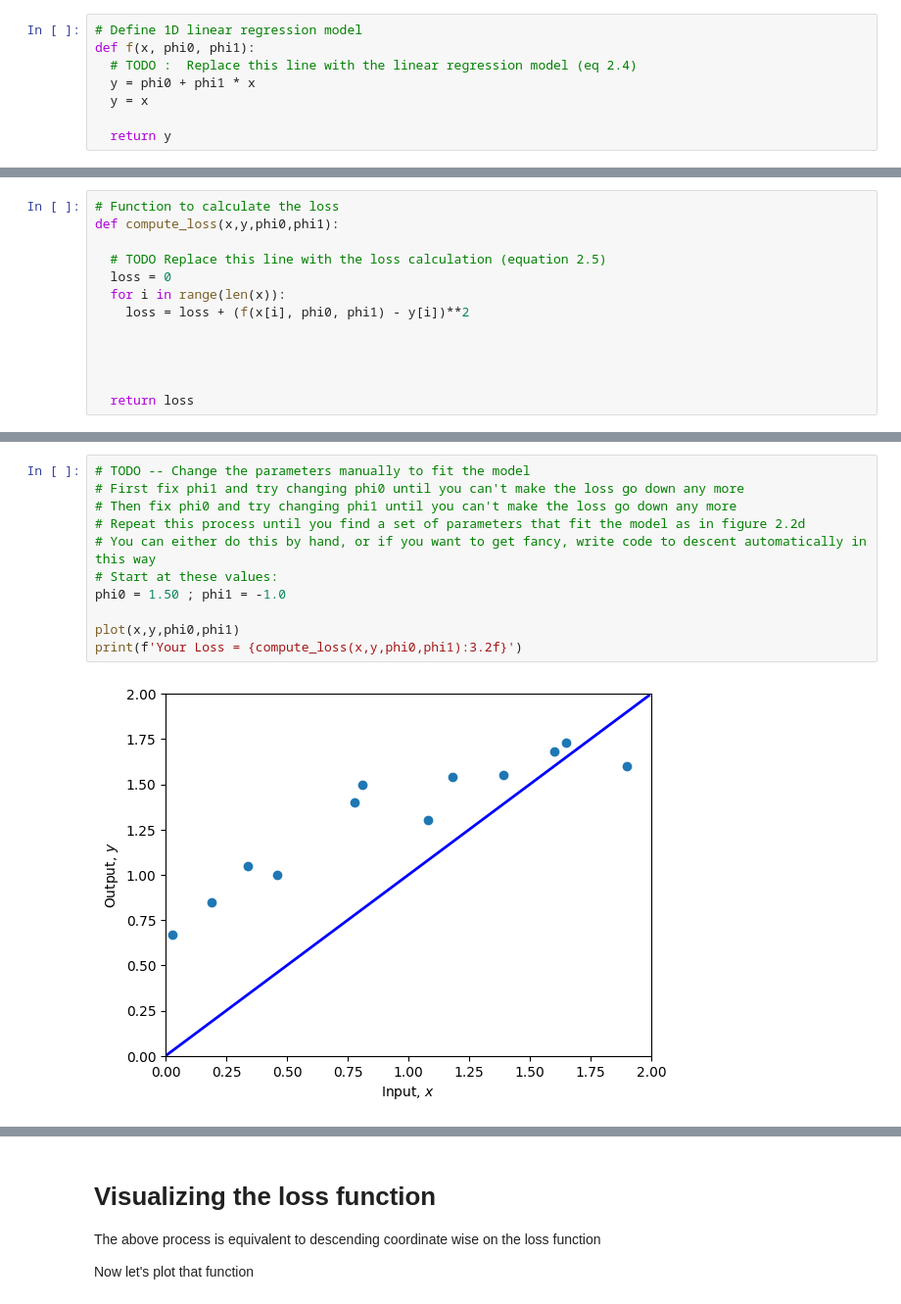
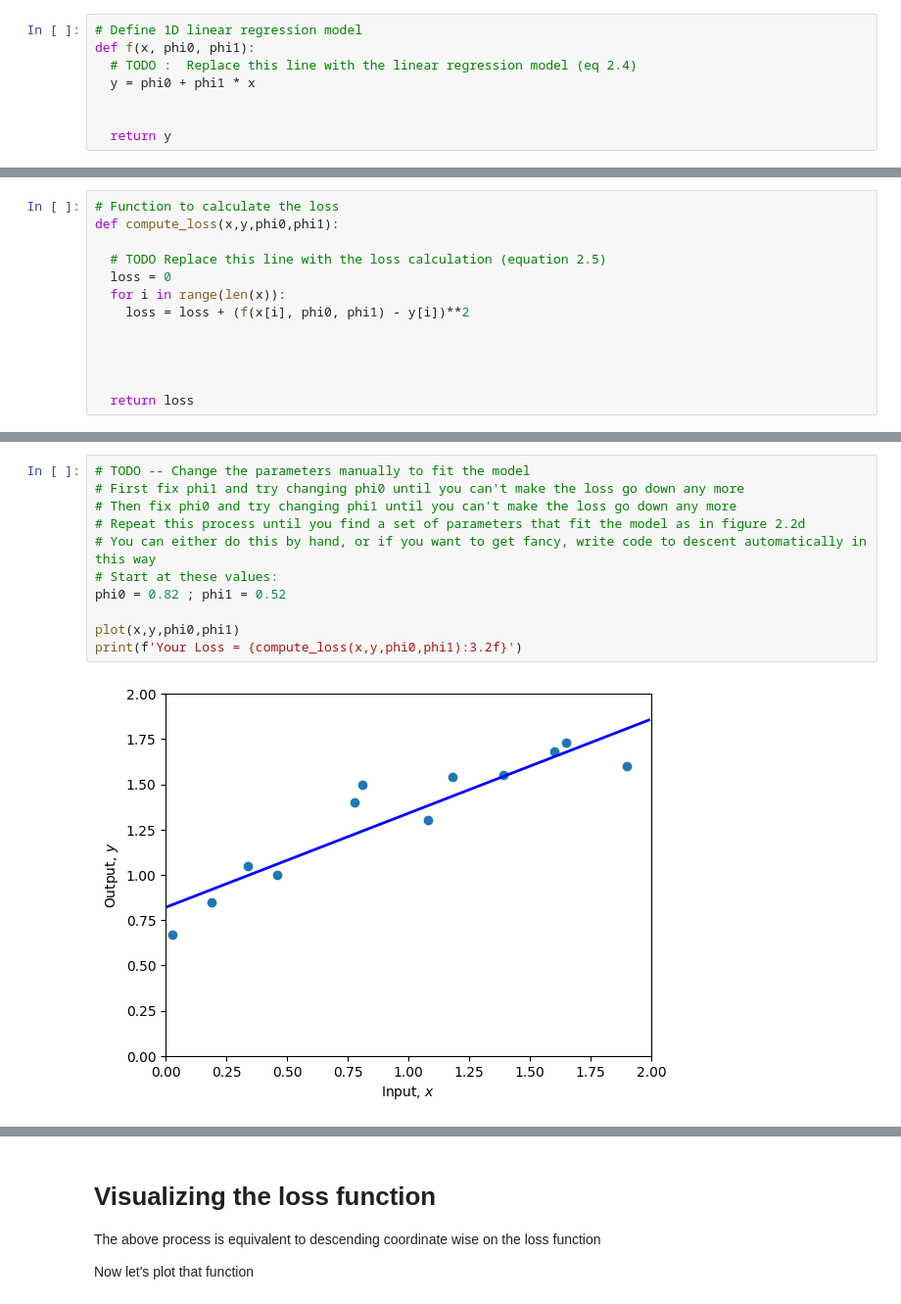
Before and after one commit to manasi210772/Machine-Learning, a Jupyter notebook: Notebooks/Chap02/2_1_Supervised_Learning.ipynb, the cells around one changed output, grey strips where cells are left out. Shown at 98% size. Saved outputs shown, nothing was run; the diff lists cells and outputs as text.

```diff
--- a/Notebooks/Chap02/2_1_Supervised_Learning.ipynb
+++ b/Notebooks/Chap02/2_1_Supervised_Learning.ipynb
@@ -28,7 +28,7 @@ print(y)
 def f(x, phi0, phi1):
   # TODO :  Replace this line with the linear regression model (eq 2.4)
   y = phi0 + phi1 * x
-  y = x
+
 
   return y
 # %%
@@ -85,13 +85,13 @@ Your Loss = 2.81, Ground truth =10.28
 # %%
 # TODO -- Change the parameters manually to fit the model
 # First fix phi1 and try changing phi0 until you can't make the loss go down any more
 # Then fix phi0 and try changing phi1 until you can't make the loss go down any more
 # Repeat this process until you find a set of parameters that fit the model as in figure 2.2d
 # You can either do this by hand, or if you want to get fancy, write code to descent automatically in this way
 # Start at these values:
-phi0 = 1.50 ; phi1 = -1.0
+phi0 = 0.82 ; phi1 = 0.52
 
 plot(x,y,phi0,phi1)
 print(f'Your Loss = {compute_loss(x,y,phi0,phi1):3.2f}')
 # %% [output]
-[figure, old version]
+[figure, new version]
```
Also changed, not shown: parts of 6 cells of this notebook.
